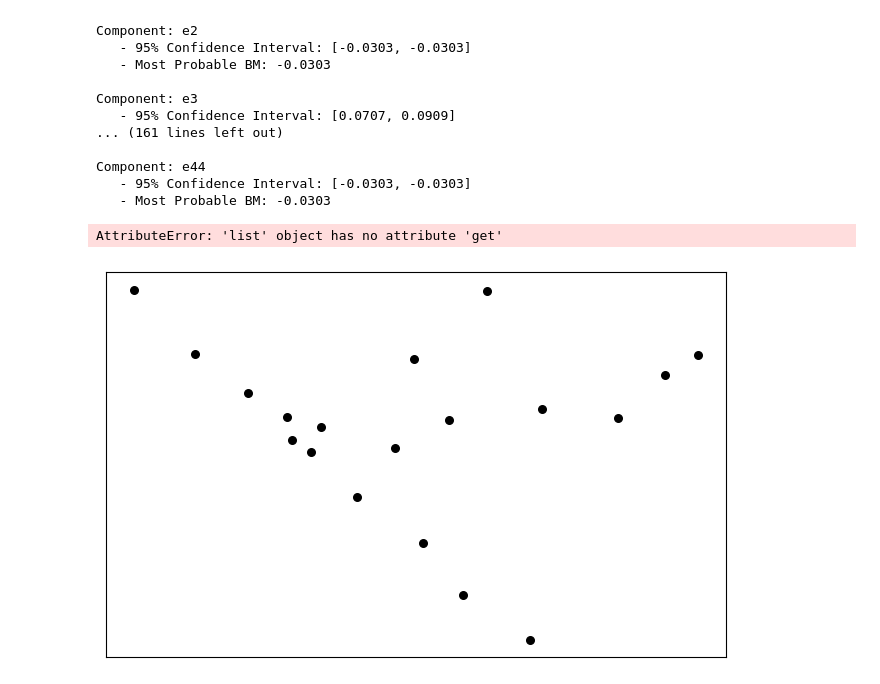
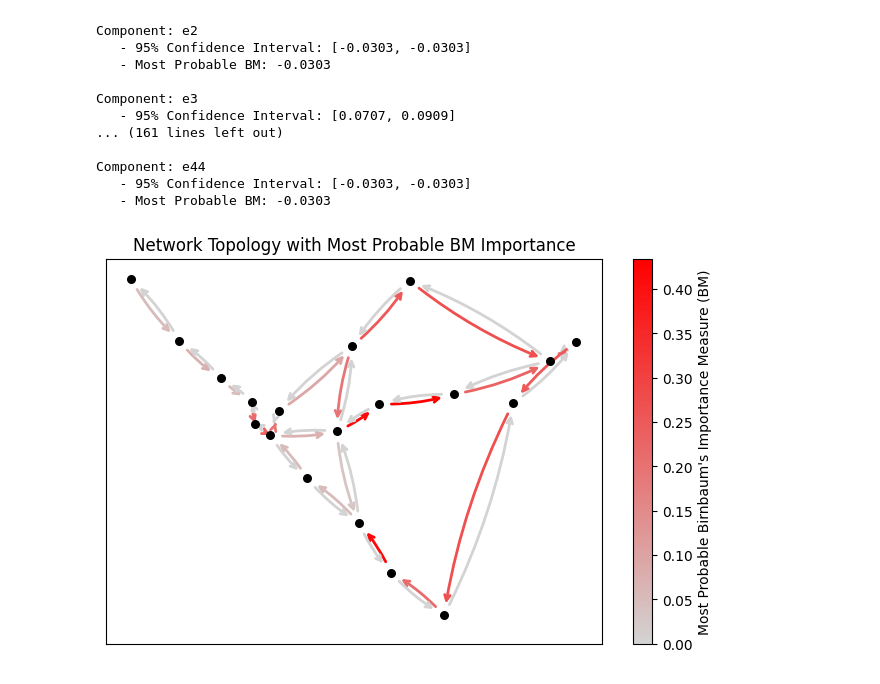
Before and after one commit to mjkang920/network_reliability, a Jupyter notebook: 2025-02-18-Scotland_brc+sampling.ipynb, the cells around one changed output. Drawn from its saved outputs; the diff is of its cells as text; code cells hidden in the pictures.

```diff
--- a/2025-02-18-Scotland_brc+sampling.ipynb
+++ b/2025-02-18-Scotland_brc+sampling.ipynb
@@ -9,7 +9,9 @@ import matplotlib.pyplot as plt
 import contextily as ctx
 from shapely.geometry import LineString
 import pandas as pd
+import time
 
+start_time = time.time()
 
 # Define file paths
 toy_node_path = r"C:\Users\Minji Kang\Documents\GitHub\network_reliability\QGISshp\Scotland_node_data.shp"
@@ -1194,6 +1229,11 @@ Component: e44
    - 95% Confidence Interval: [-0.0303, -0.0303]
    - Most Probable BM: -0.0303
 # %%
+# Convert list (most_probable_bm_values) to dictionary format
+most_probable_bm_dict = {
+    component_names[i]: most_probable_bm_values[i] for i in range(len(component_names))
+}
+
 # Create custom colormap from light gray to red
 cmap = mpl.colors.LinearSegmentedColormap.from_list("gray_to_red", ["lightgray", "red"])
 
@@ -1206,9 +1246,8 @@ for edge_name, (u, v) in edges.items():
 pos = nx.get_node_attributes(G, "pos")
 
 # Get min and max BM values for color scaling
-BM_max = max(most_probable_bm_values) if max(most_probable_bm_values) > 0 else 1
-BM_min = min(most_probable_bm_values) if min(most_probable_bm_values) > 0 else 0
-
+BM_max = max(most_probable_bm_dict.values()) if max(most_probable_bm_dict.values()) > 0 else 1
+BM_min = min(most_probable_bm_dict.values()) if min(most_probable_bm_dict.values()) > 0 else 0
 
 # Create figure
 fig, ax = plt.subplots(figsize=(8, 5))
@@ -1221,41 +1260,45 @@ for edge_name, (u, v) in edges.items():
         continue  # Skip if already drawn
 
     # Check if edge_name exists in dictionary, otherwise use a default value (e.g., 0)
-    bm_value = most_probable_bm_values.get(edge_name, 0)  # Default value of 0 if edge_name is not found
+    bm_value = most_probable_bm_dict.get(edge_name, 0)  # Default value of 0 if edge_name is not found
 
     # Normalize BM values to [0,1] for colormap
     color = cmap((bm_value - BM_min) / (BM_max - BM_min) if BM_max != BM_min else 0.5)
 
     # Forward direction (u -> v)
     nx.draw_networkx_edges(
         G, pos, edgelist=[(u, v)], width=2,
         edge_color=[color], edge_cmap=cmap,
         arrowstyle="->", arrowsize=10,
         alpha=1, ax=ax, connectionstyle="arc3,rad=0.08"
     )
 
     # Reverse direction (v -> u)
     reverse_edge = bidirectional_mapping.get(edge_name, edge_name)
     if reverse_edge != edge_name:  # Ensure backward edge exists
-        color_reverse = cmap((most_probable_bm_values[reverse_edge] - BM_min) / (BM_max - BM_min) if BM_max != BM_min else 0.5)
+        color_reverse = cmap((most_probable_bm_dict.get(reverse_edge, 0) - BM_min) / (BM_max - BM_min) if BM_max != BM_min else 0.5)
         nx.draw_networkx_edges(
             G, pos, edgelist=[(v, u)], width=2,
             edge_color=[color_reverse], edge_cmap=cmap,
             arrowstyle="->", arrowsize=10,
             alpha=1, ax=ax, connectionstyle="arc3,rad=0.08"
         )
 
     # Mark both forward and backward edges as drawn
     drawn_edges.add(edge_name)
     drawn_edges.add(reverse_edge)
 
 # Colorbar setup
 sm = mpl.cm.ScalarMappable(cmap=cmap, norm=mpl.colors.Normalize(vmin=BM_min, vmax=BM_max))
 sm.set_array([])
-plt.colorbar(sm, ax=ax, label="Birnbaum's Importance Measure (BM)")
+plt.colorbar(sm, ax=ax, label="Most Probable Birnbaum's Importance Measure (BM)")
 
-plt.title("Network Topology with BM Importance")
+plt.title("Network Topology with Most Probable BM Importance")
 plt.show()
+
+end_time = time.time()  # End timing
+
+execution_time = end_time - start_time  # Compute total execution time
+print(f"\n⏳ Total Execution Time: {execution_time:.2f} seconds")  # Print execution time
 # %% [output]
-AttributeError: 'list' object has no attribute 'get'
-[figure, old version]
+[figure, new version]
```
Also changed, not shown: parts of 1 cell of this notebook.
